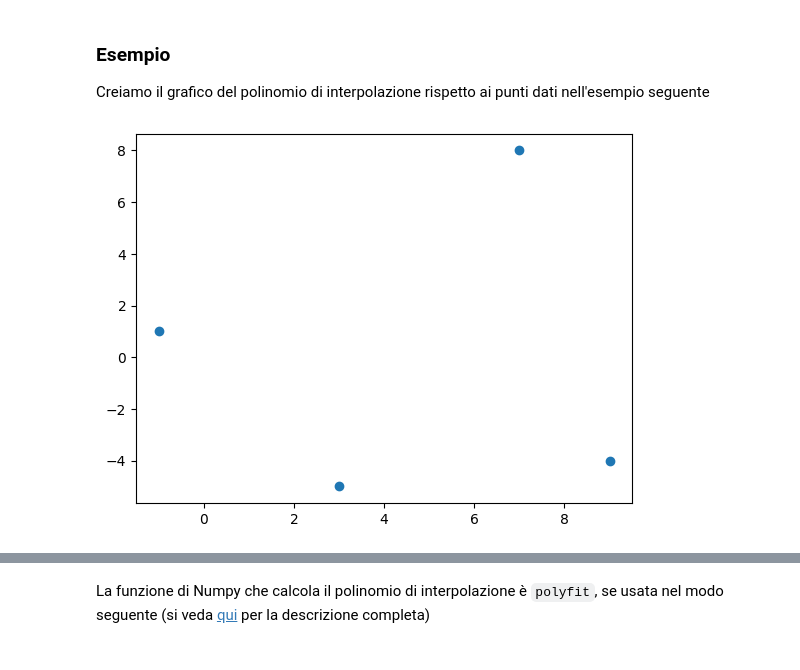
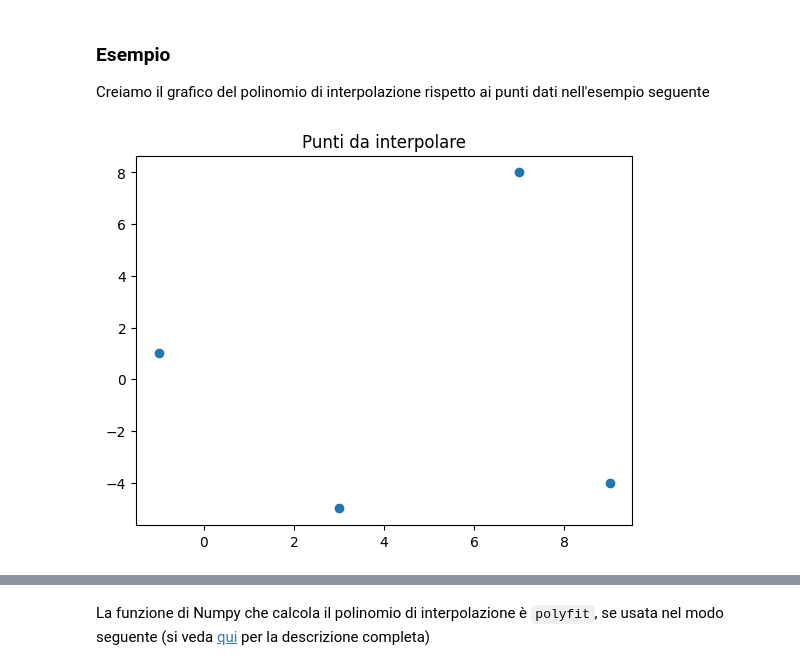
Before and after one commit to Tremors3/uni-calc-num, a Jupyter notebook: materiale/argomenti/04-equazioni-nonlineari/laboratorio/07b-Interpolazione_polinomiale_01_linked.ipynb, the cells around one changed output, grey strips where cells are left out. Cells and saved outputs as stored; diff of their text form; code cells hidden in the pictures.

```diff
--- a/materiale/argomenti/04-equazioni-nonlineari/laboratorio/07b-Interpolazione_polinomiale_01_linked.ipynb
+++ b/materiale/argomenti/04-equazioni-nonlineari/laboratorio/07b-Interpolazione_polinomiale_01_linked.ipynb
@@ -50,10 +78,16 @@ def pol_interp(x,y):
 
 Creiamo il grafico del polinomio di interpolazione rispetto ai punti dati nell'esempio seguente
 # %%
-x = np.array([-1,3,7,9])
-y = np.array([1,-5,8,-4])
+# =======================
+# DATI DI INTERPOLAZIONE
+# =======================
 
-plt.scatter(x,y)
+x = np.array([-1, 3, 7, 9])
+y = np.array([1, -5, 8, -4])
+
+# Visualizziamo i punti dati
+plt.scatter(x, y)
+plt.title("Punti da interpolare")
 plt.show()
 # %% [output]
-[figure, old version]
+[figure, new version]
```
Also changed, not shown: parts of 9 cells of this notebook, 2 other files.
